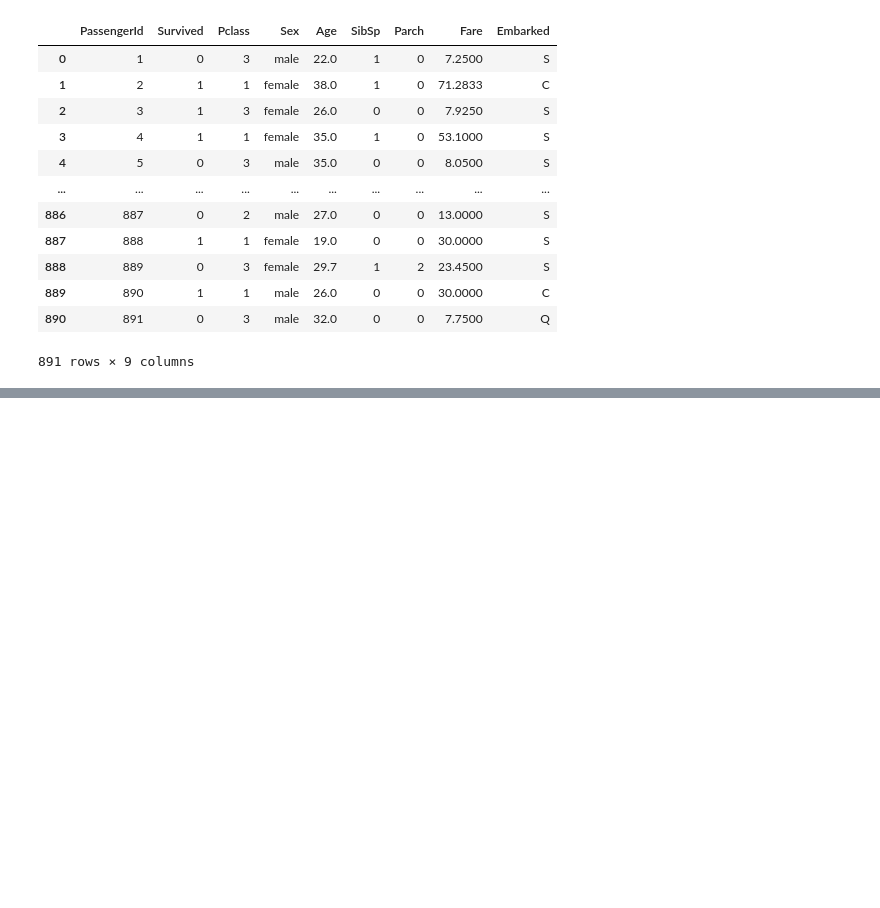
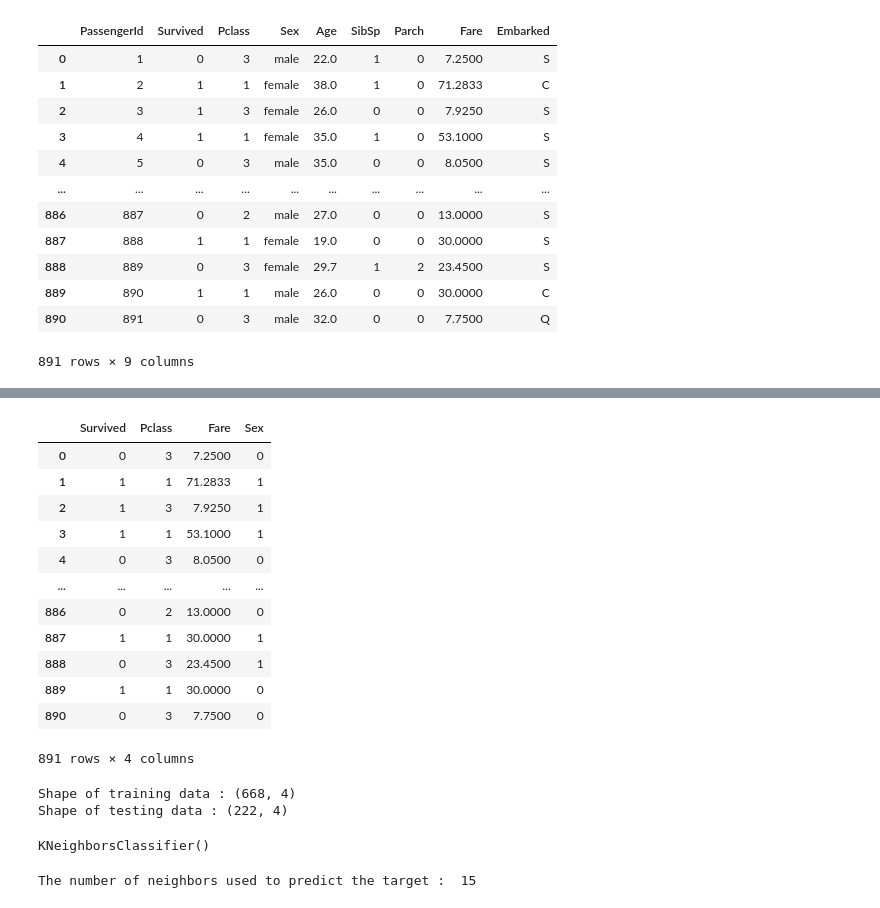
Before and after one commit to Dylan-Lai/Cse351-Final_Project, a Jupyter notebook: CSE351_FinalProject.ipynb, the cells around one changed output, grey strips where cells are left out. Drawn from its saved outputs; the diff is of its cells as text; code cells hidden in the pictures; blank space fills up the shorter version.

```diff
--- a/CSE351_FinalProject.ipynb
+++ b/CSE351_FinalProject.ipynb
@@ -280,0 +408,13 @@ ax = ax.set_ylim(0,100)
+# %%
+#For non-numerical features, assign a number to each category before comparing them
+print('Correlation between Fare and Survived: '+str(titanic["Survived"].corr(titanic["Fare"])))
+print('Correlation between Age and Survived: '+str(titanic["Survived"].corr(titanic["Age"])))
+titanic_Sex = titanic['Sex'].map({'male':0,'female':1})
+print('Correlation between Sex and Survived: '+str(titanic["Survived"].corr(titanic_Sex)))
+print('Correlation between Parents/Children and Survived: '+str(titanic["Survived"].corr(titanic["Parch"])))
+print('Correlation between Ticket class and Survived: '+str(titanic["Survived"].corr(titanic["Pclass"])))
+titanic_Embark = titanic['Embarked'].map({'C':0,'Q':1,'S':2})
+print('Correlation between Embarked location and Survived: '+str(titanic["Survived"].corr(titanic_Embark)))
+print('Correlation between Siblings/Spouses and Survived: '+str(titanic["Survived"].corr(titanic["SibSp"])))
+#Sex, Ticket class, and Fare seem to be the most important based on the correlation.
+# For these features, the correlation is farthest from 0
@@ -280,0 +429,26 @@ ax = ax.set_ylim(0,100)
+# %%
+titanic_data=titanic.drop(columns = ['Sex', 'Embarked','Age','Parch','SibSp','PassengerId'], axis=1)
+titanic_data.insert(3,'Sex',titanic_Sex)
+titanic_training = titanic_data[0:int(round(titanic['Sex'].size*.75,0))]
+titanic_testing = titanic_data[int((round(titanic['Sex'].size*.75,0))+1):]
+titanic_data
+# %% [output]
+|  | Survived | Pclass | Fare | Sex |
+| 0 | 0 | 3 | 7.2500 | 0 |
+| 1 | 1 | 1 | 71.2833 | 1 |
+| 2 | 1 | 3 | 7.9250 | 1 |
+| 3 | 1 | 1 | 53.1000 | 1 |
+| 4 | 0 | 3 | 8.0500 | 0 |
+| ... | ... | ... | ... | ... |
+| 886 | 0 | 2 | 13.0000 | 0 |
+| 887 | 1 | 1 | 30.0000 | 1 |
+| 888 | 0 | 3 | 23.4500 | 1 |
+| 889 | 1 | 1 | 30.0000 | 0 |
+| 890 | 0 | 3 | 7.7500 | 0 |
+891 rows × 4 columns
+# %%
+print('Shape of training data :',titanic_training.shape)
+print('Shape of testing data :',titanic_testing.shape)
+# %% [output]
+Shape of training data : (668, 4)
+Shape of testing data : (222, 4)
@@ -280,0 +460,10 @@ ax = ax.set_ylim(0,100)
+# %%
+model = skln.KNeighborsClassifier()
+model.fit(train_x,train_y)
+# %% [output]
+KNeighborsClassifier()
+# %%
+model.n_neighbors = 15
+print('\nThe number of neighbors used to predict the target : ', model.n_neighbors)
+# %% [output]
+The number of neighbors used to predict the target :  15
```
Also changed, not shown: parts of 21 cells of this notebook.
